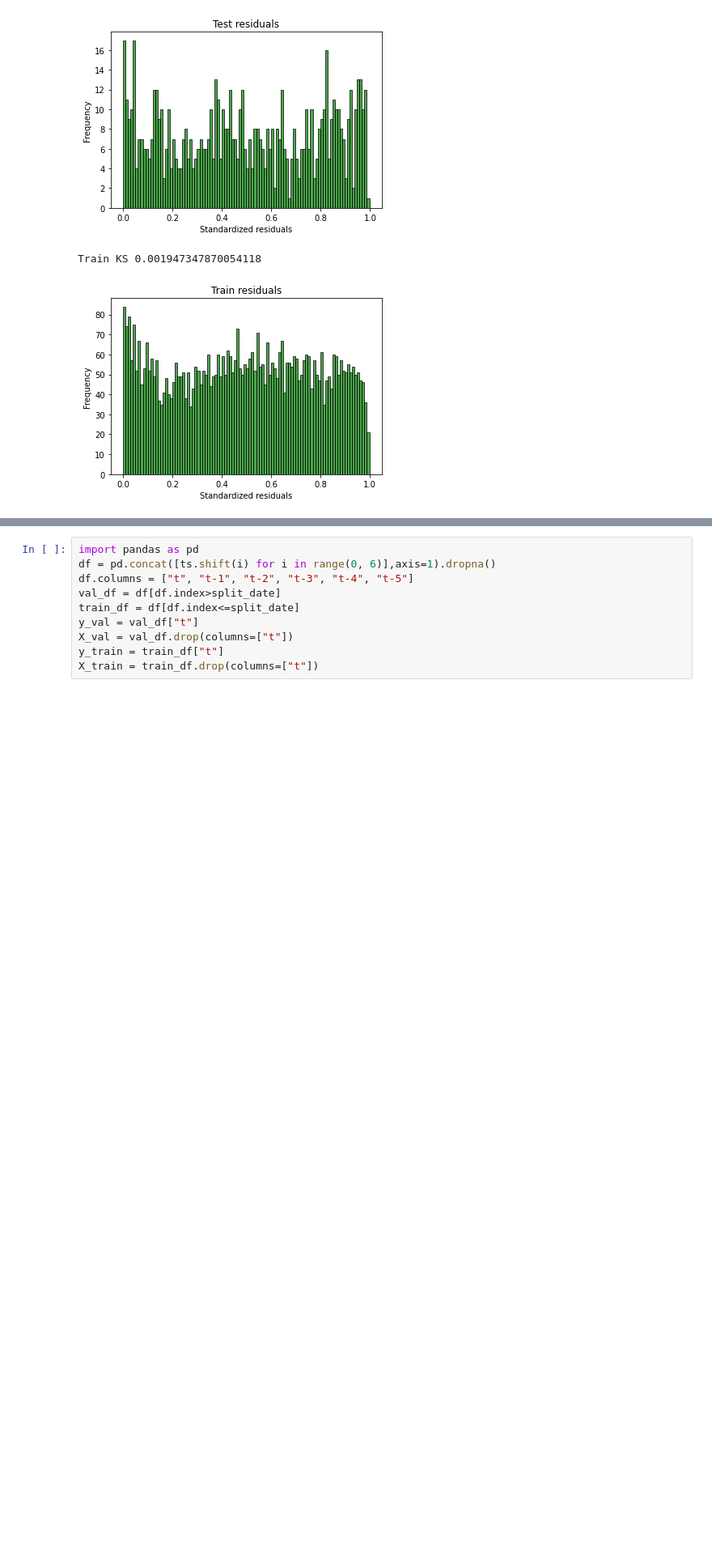
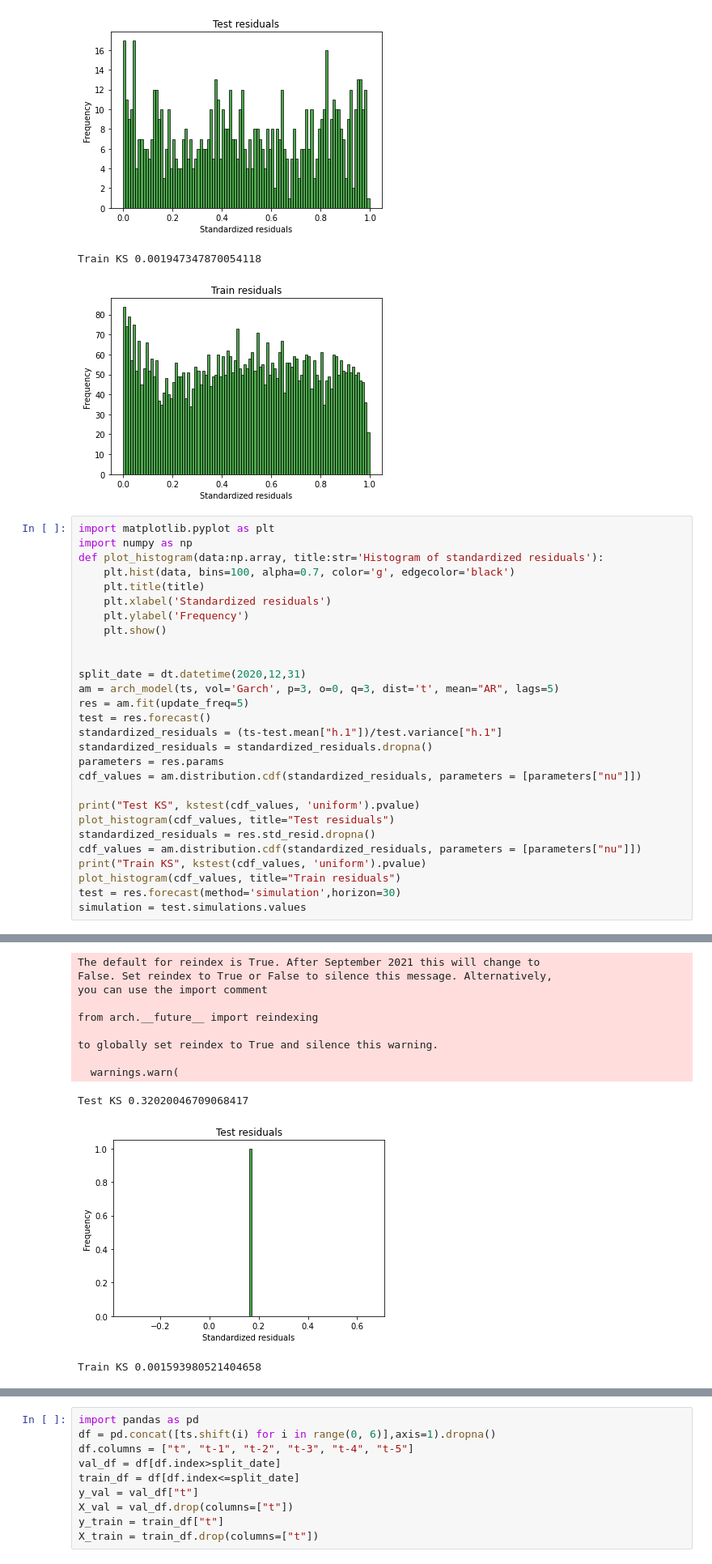
Before and after one commit to MangoDataIO/tofina, a Jupyter notebook: notebooks/distributions.ipynb, the cells around one changed output, grey strips where cells are left out. Shown at 81% size. Drawn from its saved outputs; the diff is of its cells as text; blank space fills up the shorter version.

```diff
--- a/notebooks/distributions.ipynb
+++ b/notebooks/distributions.ipynb
@@ -398,3 +398,32 @@ to globally set reindex to True and silence this warning.
 [figure]
 Train KS 0.001947347870054118
 [figure]
+# %%
+import matplotlib.pyplot as plt
+import numpy as np
+def plot_histogram(data:np.array, title:str='Histogram of standardized residuals'):
+    plt.hist(data, bins=100, alpha=0.7, color='g', edgecolor='black')
+    plt.title(title)
+    plt.xlabel('Standardized residuals')
+    plt.ylabel('Frequency')
+    plt.show()
+
+
+split_date = dt.datetime(2020,12,31)
+am = arch_model(ts, vol='Garch', p=3, o=0, q=3, dist='t', mean="AR", lags=5)
+res = am.fit(update_freq=5)
+test = res.forecast()
+standardized_residuals = (ts-test.mean["h.1"])/test.variance["h.1"]
+standardized_residuals = standardized_residuals.dropna()
+parameters = res.params
+cdf_values = am.distribution.cdf(standardized_residuals, parameters = [parameters["nu"]])
+
+print("Test KS", kstest(cdf_values, 'uniform').pvalue)
+plot_histogram(cdf_values, title="Test residuals")
+standardized_residuals = res.std_resid.dropna()
+cdf_values = am.distribution.cdf(standardized_residuals, parameters = [parameters["nu"]])
+print("Train KS", kstest(cdf_values, 'uniform').pvalue)
+plot_histogram(cdf_values, title="Train residuals")
+test = res.forecast(method='simulation',horizon=30)
+simulation = test.simulations.values
+# %% [output]
@@ -400,0 +440,12 @@ Train KS 0.001947347870054118
+The default for reindex is True. After September 2021 this will change to
+False. Set reindex to True or False to silence this message. Alternatively,
+you can use the import comment
+
+from arch.__future__ import reindexing
+
+to globally set reindex to True and silence this warning.
+
+  warnings.warn(
+Test KS 0.32020046709068417
+[figure, added]
+Train KS 0.001593980521404658
```
Also changed, not shown: parts of 25 cells of this notebook, 16 other files.
